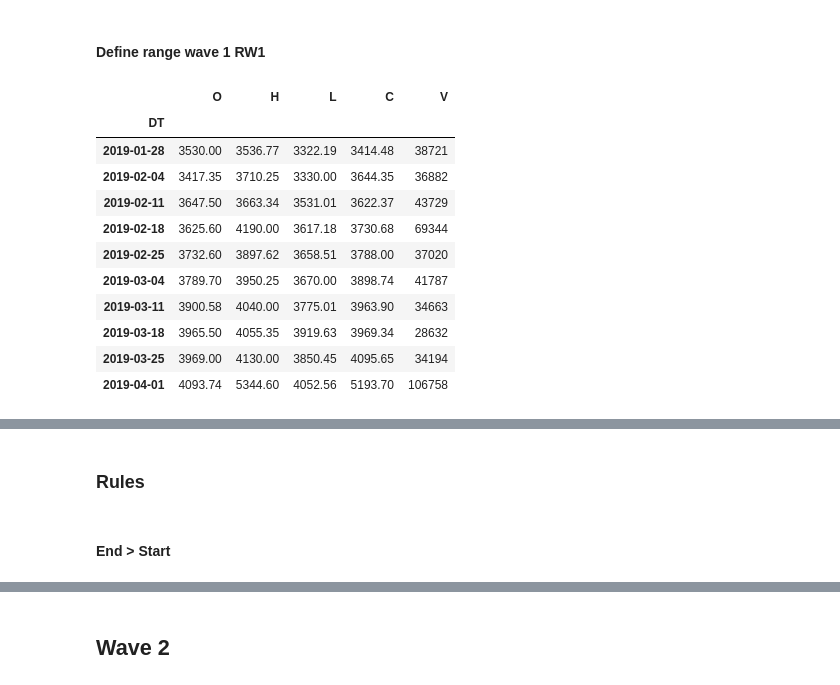
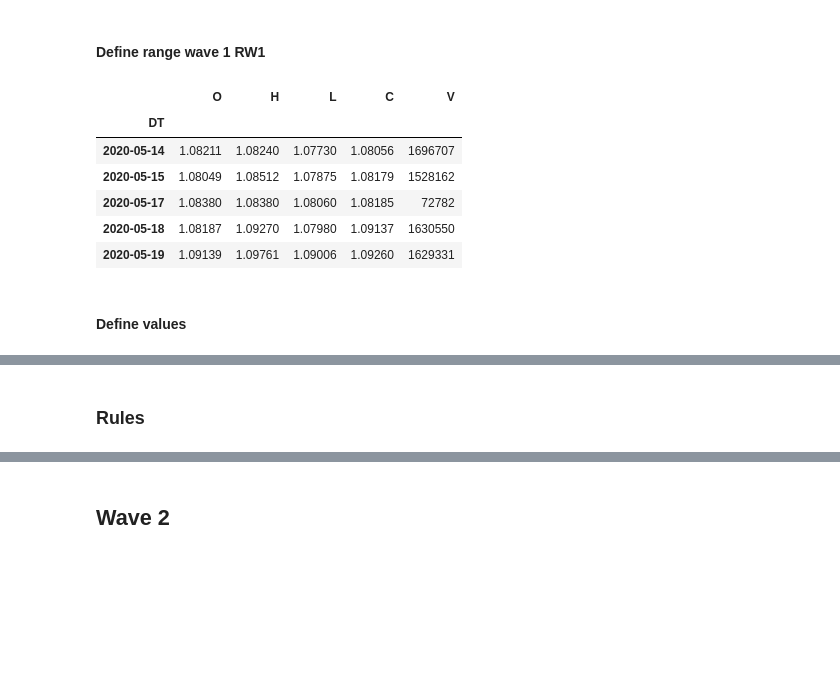
Before and after one commit to NNTrade/indicators, a Jupyter notebook: example/ElliotWales/analityc.ipynb, the cells around one changed output, grey strips where cells are left out. Drawn from its saved outputs; the diff is of its cells as text; code cells hidden in the pictures; blank space fills up the shorter version.

Commit message:
#HYP-59 #time 1h add wave 3

```diff
--- a/example/ElliotWales/analityc.ipynb
+++ b/example/ElliotWales/analityc.ipynb
@@ -12,12 +12,12 @@ import plotly.graph_objects as go
 import pandas as pd
 from datetime import datetime
 # %%
-stock = "BTCUSD"
-market = Market.CRYPTO_CURRENCIES
+stock = "EURUSD"
+market = Market.CURRENCIES_WORLD
 
-date_from = date(2015,1,1)
-date_till = date(2020,2,1)
-tf = TimeFrame.WEEKLY
+date_from = date(2020,1,7)
+date_till = date(2021,7,14)
+tf = TimeFrame.DAILY
 # %% [markdown]
 # Load data
 # %%
@@ -126,5 +145,5 @@ class candle_chart:
 # %%
-zoom = (pd.Timestamp(year=2018, month=2,day=5),  pd.Timestamp(year=2019,month=12,day=9))
+zoom = (pd.Timestamp(year=2020, month=5,day=1),  pd.Timestamp(year=2021,month=2,day=1))
 zoom_df = data_df.loc[[dt for dt in data_df.index if (dt >= zoom[0]) & (dt <= zoom[1])]]
 # %% [markdown]
 ## Wave1
@@ -133,6 +152,6 @@ zoom_df = data_df.loc[[dt for dt in data_df.index if (dt >= zoom[0]) & (dt <= zo
 # %% [markdown]
 #### Define Start Wave 1 SW1
 # %%
-SW1_dt = pd.Timestamp(year=2019,month=1,day=28)
+SW1_dt = pd.Timestamp(year=2020,month=5,day=14)
 SW1_dt
 # %% [output]
@@ -154,6 +169,6 @@ candle_chart(zoom_df).add_marker(SW1_candle).show()
 # %% [markdown]
 #### Define End Wave 1 EW1
 # %%
-EW1_dt = pd.Timestamp(year=2019,month=4,day=1)
+EW1_dt = pd.Timestamp(year=2020,month=6,day=10)
 EW1_dt
 # %% [output]
@@ -176,17 +187,14 @@ candle_chart(zoom_df).add_marker(SW1_candle).add_marker(EW1_candle).show()
 #### Define range wave 1 RW1
 # %%
 RW1 = zoom_df.loc[[dt for dt in zoom_df.index if (dt >= SW1_dt) & (dt <= EW1_dt)]]
-RW1
+RW1.head()
 # %% [output]
 |  | O | H | L | C | V |
 | DT |  |  |  |  |  |
-| 2019-01-28 | 3530.00 | 3536.77 | 3322.19 | 3414.48 | 38721 |
-| 2019-02-04 | 3417.35 | 3710.25 | 3330.00 | 3644.35 | 36882 |
-| 2019-02-11 | 3647.50 | 3663.34 | 3531.01 | 3622.37 | 43729 |
-| 2019-02-18 | 3625.60 | 4190.00 | 3617.18 | 3730.68 | 69344 |
-| 2019-02-25 | 3732.60 | 3897.62 | 3658.51 | 3788.00 | 37020 |
-| 2019-03-04 | 3789.70 | 3950.25 | 3670.00 | 3898.74 | 41787 |
-| 2019-03-11 | 3900.58 | 4040.00 | 3775.01 | 3963.90 | 34663 |
-| 2019-03-18 | 3965.50 | 4055.35 | 3919.63 | 3969.34 | 28632 |
-| 2019-03-25 | 3969.00 | 4130.00 | 3850.45 | 4095.65 | 34194 |
-| 2019-04-01 | 4093.74 | 5344.60 | 4052.56 | 5193.70 | 106758 |
+| 2020-05-14 | 1.08211 | 1.08240 | 1.07730 | 1.08056 | 1696707 |
+| 2020-05-15 | 1.08049 | 1.08512 | 1.07875 | 1.08179 | 1528162 |
+| 2020-05-17 | 1.08380 | 1.08380 | 1.08060 | 1.08185 | 72782 |
+| 2020-05-18 | 1.08187 | 1.09270 | 1.07980 | 1.09137 | 1630550 |
+| 2020-05-19 | 1.09139 | 1.09761 | 1.09006 | 1.09260 | 1629331 |
+# %% [markdown]
+#### Define values
@@ -196,5 +207,3 @@ candle_chart(zoom_df).add_marker(SW1_candle).add_marker(EW1_candle).add_wave(SW1
 [interactive output not drawn]
 # %% [markdown]
 ### Rules
-# %% [markdown]
-#### End > Start
```
Also changed, not shown: parts of 43 cells of this notebook.
